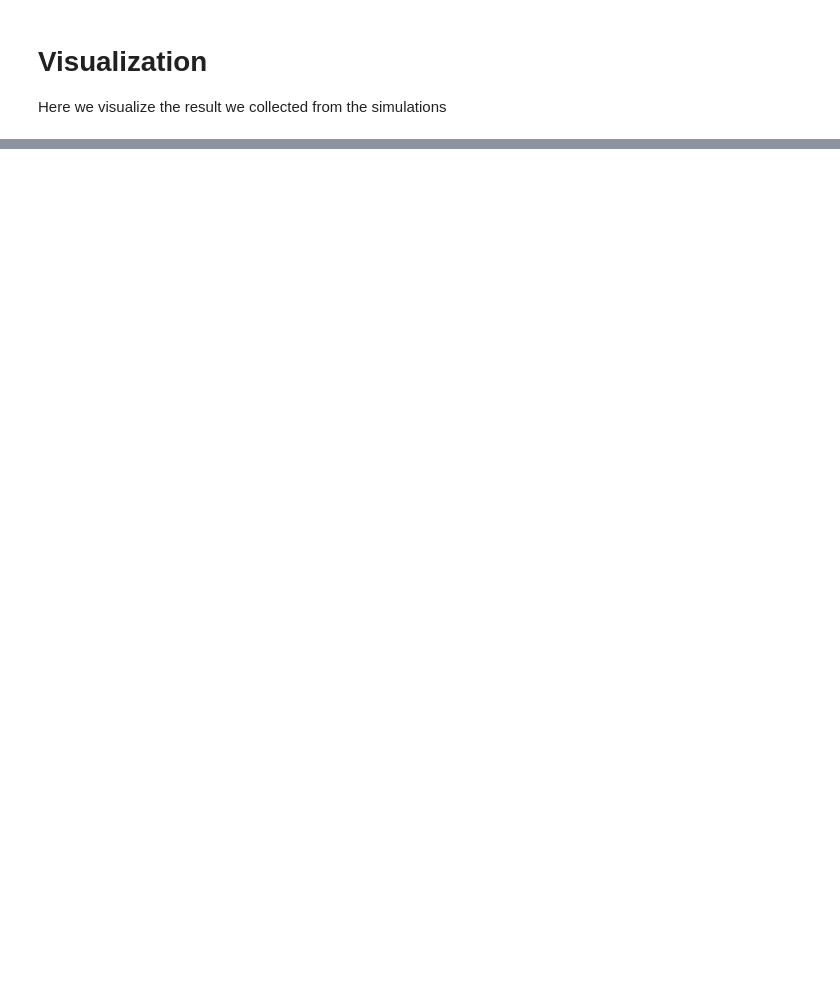
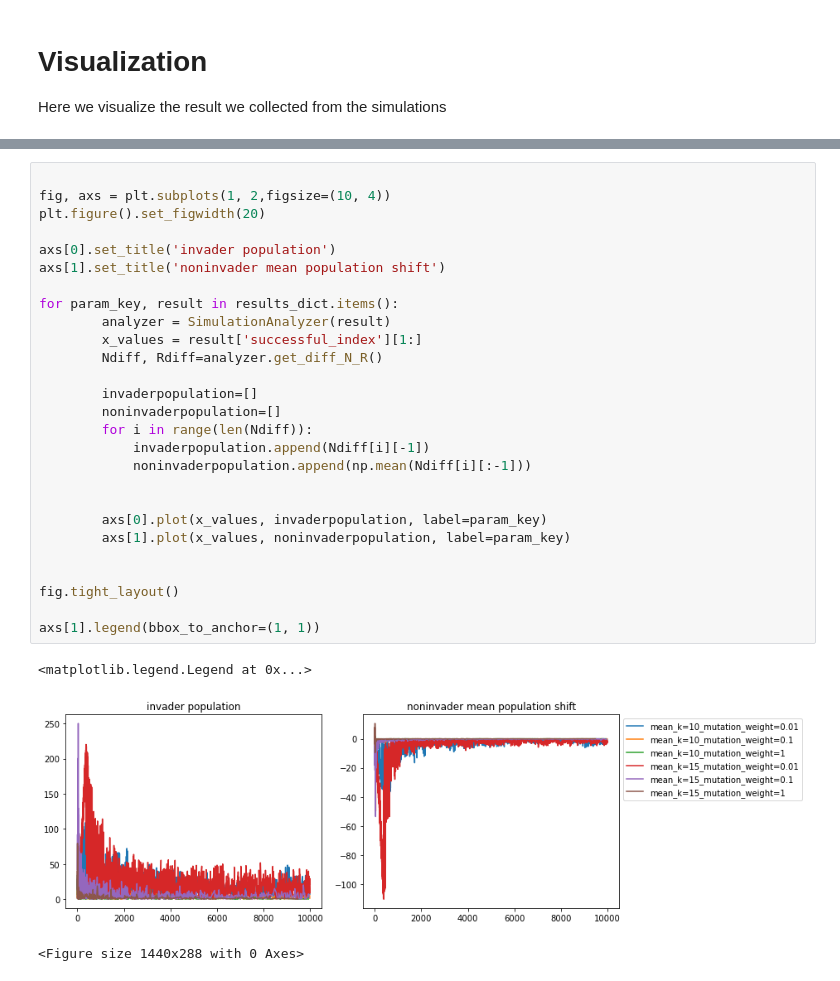
Before and after one commit to fengzhijie88/eco-evolution-simulator, a Jupyter notebook: eco-evolutionary dynamics simulation.ipynb, the cells around one changed output, grey strips where cells are left out. Cells and saved outputs as stored; diff of their text form; blank space fills up the shorter version.

```diff
--- a/eco-evolutionary dynamics simulation.ipynb
+++ b/eco-evolutionary dynamics simulation.ipynb
@@ -453,0 +554,31 @@ plot_histogram_results(results_dict,"List_invasion_fitness", "invasion fitness",
+# %%
+
+fig, axs = plt.subplots(1, 2,figsize=(10, 4))
+plt.figure().set_figwidth(20)
+
+axs[0].set_title('invader population')
+axs[1].set_title('noninvader mean population shift')
+
+for param_key, result in results_dict.items():
+        analyzer = SimulationAnalyzer(result)
+        x_values = result['successful_index'][1:]
+        Ndiff, Rdiff=analyzer.get_diff_N_R()
+
+        invaderpopulation=[]
+        noninvaderpopulation=[]
+        for i in range(len(Ndiff)):
+            invaderpopulation.append(Ndiff[i][-1])
+            noninvaderpopulation.append(np.mean(Ndiff[i][:-1]))
+
+
+        axs[0].plot(x_values, invaderpopulation, label=param_key)
+        axs[1].plot(x_values, noninvaderpopulation, label=param_key)
+
+
+fig.tight_layout()
+
+axs[1].legend(bbox_to_anchor=(1, 1))
+# %% [output]
+<matplotlib.legend.Legend at 0x...>
+[figure, added]
+<Figure size 1440x288 with 0 Axes>
```
Also changed, not shown: parts of 12 cells of this notebook.
